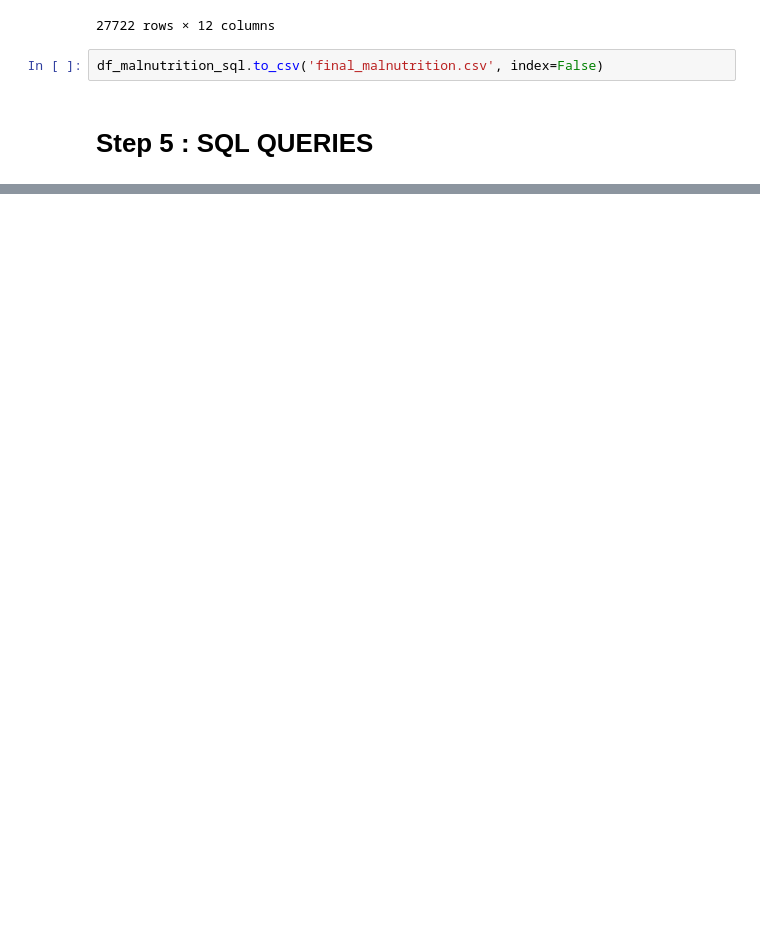
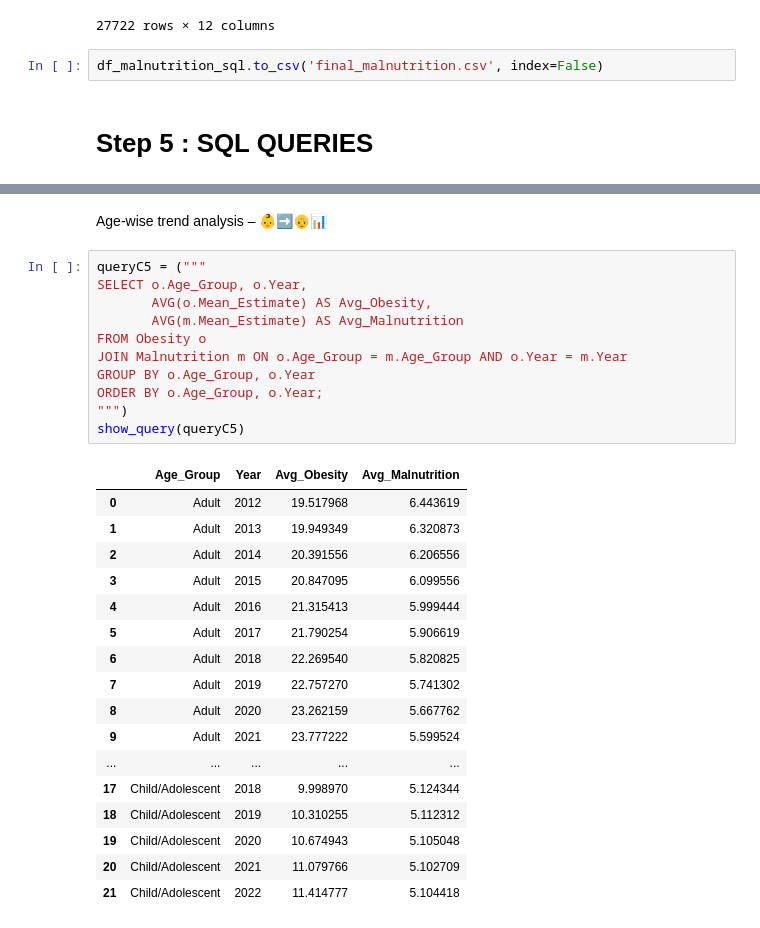
Before and after one commit to VasanthPrakasam/Project-Nutrition-Paradox-A-Global-View-on-Obesity-and-Malnutrition, a Jupyter notebook: Nutrition_Paradox_SQL_Operation.ipynb, the cells around one changed output, grey strips where cells are left out. Drawn from its saved outputs; the diff is of its cells as text; blank space fills up the shorter version.

```diff
--- a/Nutrition_Paradox_SQL_Operation.ipynb
+++ b/Nutrition_Paradox_SQL_Operation.ipynb
@@ -949,0 +1480,31 @@ df_malnutrition_sql.to_csv('final_malnutrition.csv', index=False)
+# %% [markdown]
+Age-wise trend analysis – 👶➡️👴📊
+# %%
+queryC5 = ("""
+SELECT o.Age_Group, o.Year,
+       AVG(o.Mean_Estimate) AS Avg_Obesity,
+       AVG(m.Mean_Estimate) AS Avg_Malnutrition
+FROM Obesity o
+JOIN Malnutrition m ON o.Age_Group = m.Age_Group AND o.Year = m.Year
+GROUP BY o.Age_Group, o.Year
+ORDER BY o.Age_Group, o.Year;
+""")
+show_query(queryC5)
+# %% [output]
+|  | Age_Group | Year | Avg_Obesity | Avg_Malnutrition |
+| 0 | Adult | 2012 | 19.517968 | 6.443619 |
+| 1 | Adult | 2013 | 19.949349 | 6.320873 |
+| 2 | Adult | 2014 | 20.391556 | 6.206556 |
+| 3 | Adult | 2015 | 20.847095 | 6.099556 |
+| 4 | Adult | 2016 | 21.315413 | 5.999444 |
+| 5 | Adult | 2017 | 21.790254 | 5.906619 |
+| 6 | Adult | 2018 | 22.269540 | 5.820825 |
+| 7 | Adult | 2019 | 22.757270 | 5.741302 |
+| 8 | Adult | 2020 | 23.262159 | 5.667762 |
+| 9 | Adult | 2021 | 23.777222 | 5.599524 |
+| ... | ... | ... | ... | ... |
+| 17 | Child/Adolescent | 2018 | 9.998970 | 5.124344 |
+| 18 | Child/Adolescent | 2019 | 10.310255 | 5.112312 |
+| 19 | Child/Adolescent | 2020 | 10.674943 | 5.105048 |
+| 20 | Child/Adolescent | 2021 | 11.079766 | 5.102709 |
+| 21 | Child/Adolescent | 2022 | 11.414777 | 5.104418 |
```
Also changed, not shown: parts of 85 cells of this notebook.
